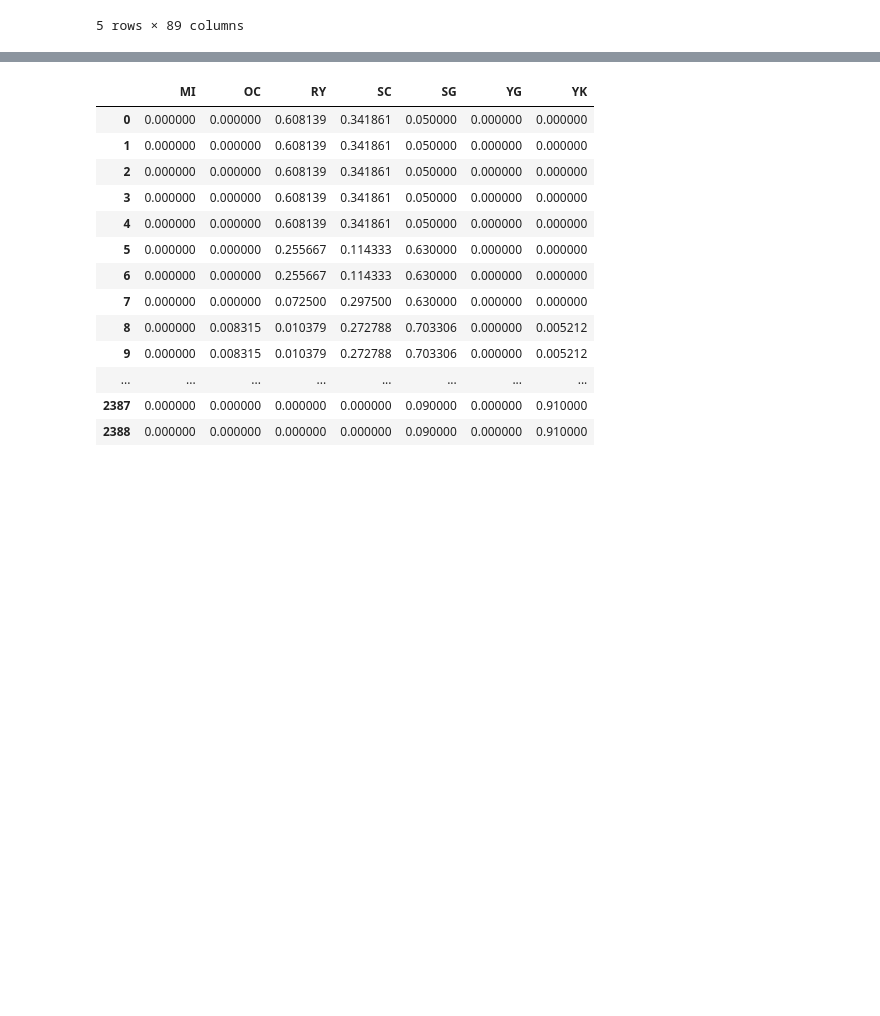
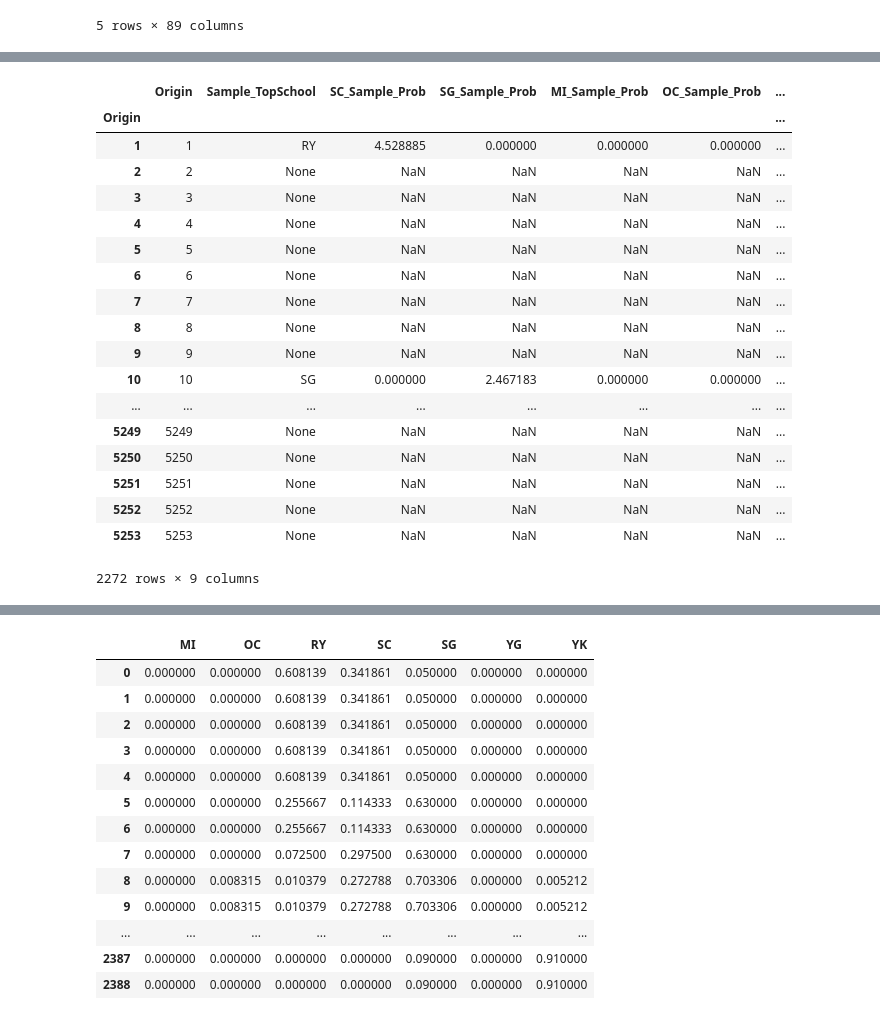
Before and after one commit to gonzaloMS-2000/PORPOS-TMG, a Jupyter notebook: ArcGIS/File-Creator Notebooks/AverageStudentPopulation_FileCreator.ipynb, the cells around one changed output, grey strips where cells are left out. Drawn from its saved outputs; the diff is of its cells as text; code cells hidden in the pictures; blank space fills up the shorter version.

```diff
--- a/ArcGIS/File-Creator Notebooks/AverageStudentPopulation_FileCreator.ipynb
+++ b/ArcGIS/File-Creator Notebooks/AverageStudentPopulation_FileCreator.ipynb
@@ -13,3 +14,5 @@ df.head()
 | 3 | Downtown Toronto (St. George) | UG | FT | Walk | Male | 1 | Unknown | 20 | 74 | 0 | ... |
 | 4 | Downtown Toronto (St. George) | Grad | FT | Walk | Male | 1 | Unknown | 27 | 71 | 0 | ... |
 5 rows × 89 columns
+# %%
+map_df = pd.DataFrame()
@@ -15,0 +21,4 @@ df.head()
+# %%
+zones = pd.read_csv('../Needed_Zones.csv')
+map_df['Origin'] = zones['Origin']
+map_df.set_index(map_df['Origin'],inplace = True)
@@ -15,0 +47,42 @@ df.head()
+# %%
+# Sample - Real Schools
+def top_school(x):
+    try:
+        return df[df['HomeZone'] == x]['School_Codes'].value_counts().index[0]
+    except:
+        return None
+
+map_df['Sample_TopSchool'] = map_df['Origin'].apply(top_school)
+# %%
+def school_prob(x,code):
+    temp = df[df['HomeZone'] == x]['School_Codes'].value_counts(normalize = True)
+    try:
+        return temp[code]
+    except:
+        return 0 if len(temp) else None
+
+codes = list(df['School_Codes'].unique())
+for code in codes:
+    map_df[code + '_Sample_Prob'] = map_df['Origin'].apply(lambda x: school_prob(x, code)) / df['School_Codes'].value_counts(normalize=True)[code]
+
+map_df
+# %% [output]
+|  | Origin | Sample_TopSchool | SC_Sample_Prob | SG_Sample_Prob | MI_Sample_Prob | OC_Sample_Prob | ... |
+| Origin |  |  |  |  |  |  | ... |
+| 1 | 1 | RY | 4.528885 | 0.000000 | 0.000000 | 0.000000 | ... |
+| 2 | 2 | None | NaN | NaN | NaN | NaN | ... |
+| 3 | 3 | None | NaN | NaN | NaN | NaN | ... |
+| 4 | 4 | None | NaN | NaN | NaN | NaN | ... |
+| 5 | 5 | None | NaN | NaN | NaN | NaN | ... |
+| 6 | 6 | None | NaN | NaN | NaN | NaN | ... |
+| 7 | 7 | None | NaN | NaN | NaN | NaN | ... |
+| 8 | 8 | None | NaN | NaN | NaN | NaN | ... |
+| 9 | 9 | None | NaN | NaN | NaN | NaN | ... |
+| 10 | 10 | SG | 0.000000 | 2.467183 | 0.000000 | 0.000000 | ... |
+| ... | ... | ... | ... | ... | ... | ... | ... |
+| 5249 | 5249 | None | NaN | NaN | NaN | NaN | ... |
+| 5250 | 5250 | None | NaN | NaN | NaN | NaN | ... |
+| 5251 | 5251 | None | NaN | NaN | NaN | NaN | ... |
+| 5252 | 5252 | None | NaN | NaN | NaN | NaN | ... |
+| 5253 | 5253 | None | NaN | NaN | NaN | NaN | ... |
+2272 rows × 9 columns
```
Also changed, not shown: parts of 20 cells of this notebook, 2 other files.
